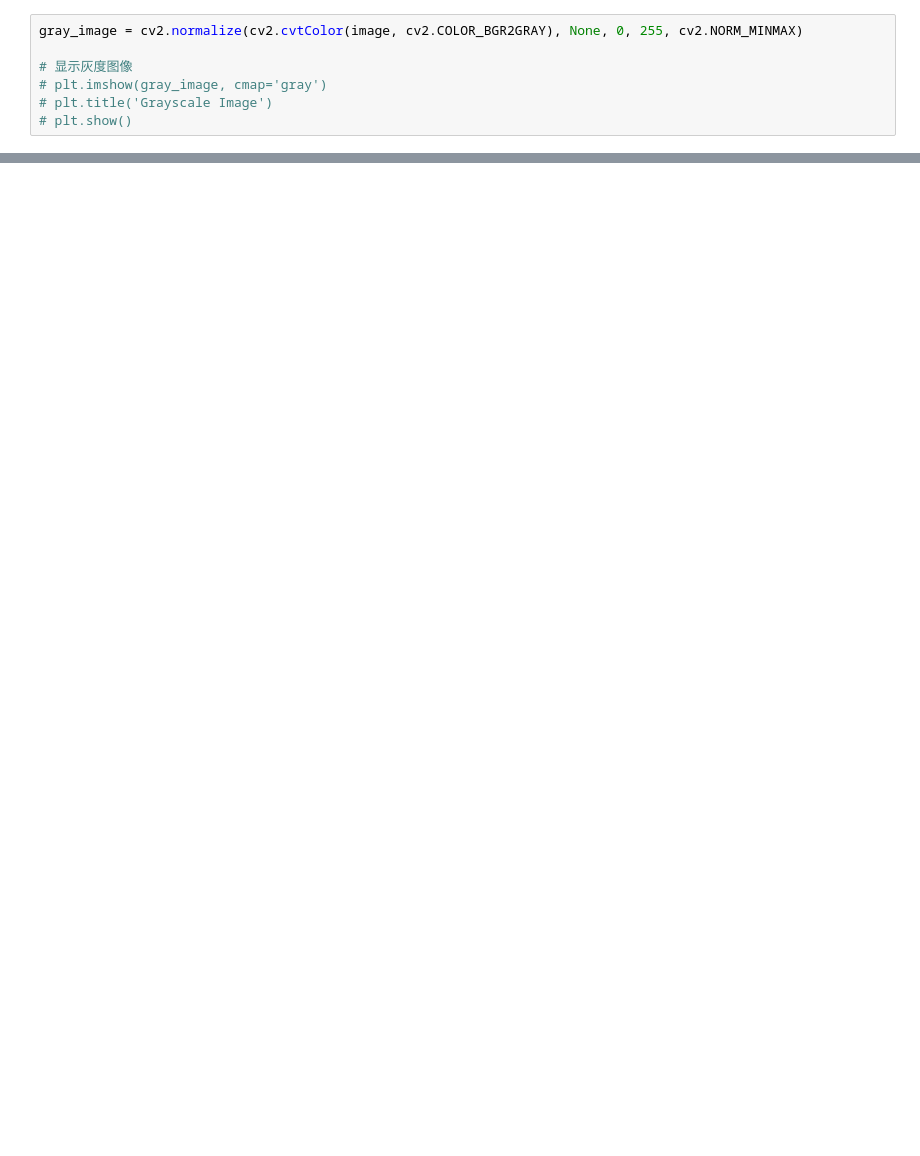
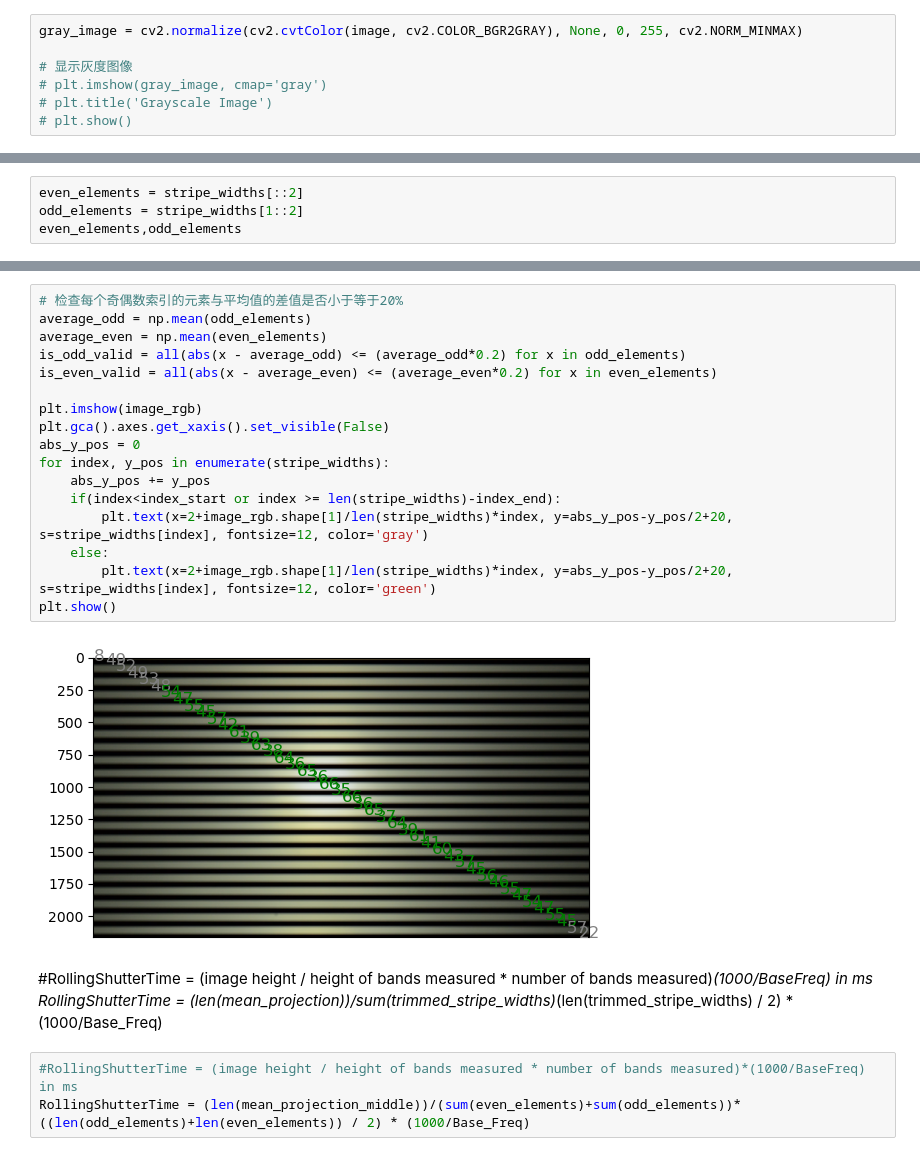
Before and after one commit to herryqyh/RollingShutterTestSuite, a Jupyter notebook: Rolling shutter.ipynb, the cells around one changed output, grey strips where cells are left out. Cells and saved outputs as stored; diff of their text form; blank space fills up the shorter version.

Commit message:
Add files via upload
Try fixing issues of counting stripes, speed up import process.

```diff
--- a/Rolling shutter.ipynb
+++ b/Rolling shutter.ipynb
@@ -243,0 +235,4 @@ RollingShutterTime = (len(mean_projection))/sum(trimmed_stripe_widths)*(len(trim
+# %%
+even_elements = stripe_widths[::2]
+odd_elements = stripe_widths[1::2]
+even_elements,odd_elements
@@ -244,3 +304,28 @@ RollingShutterTime = (len(mean_projection))/sum(trimmed_stripe_widths)*(len(trim
+# %%
+# 检查每个奇偶数索引的元素与平均值的差值是否小于等于20%
+average_odd = np.mean(odd_elements)
+average_even = np.mean(even_elements)
+is_odd_valid = all(abs(x - average_odd) <= (average_odd*0.2) for x in odd_elements)
+is_even_valid = all(abs(x - average_even) <= (average_even*0.2) for x in even_elements)
+
+plt.imshow(image_rgb)
+plt.gca().axes.get_xaxis().set_visible(False)
+abs_y_pos = 0
+for index, y_pos in enumerate(stripe_widths):
+    abs_y_pos += y_pos
+    if(index<index_start or index >= len(stripe_widths)-index_end):
+        plt.text(x=2+image_rgb.shape[1]/len(stripe_widths)*index, y=abs_y_pos-y_pos/2+20, s=stripe_widths[index], fontsize=12, color='gray')
+    else:
+        plt.text(x=2+image_rgb.shape[1]/len(stripe_widths)*index, y=abs_y_pos-y_pos/2+20, s=stripe_widths[index], fontsize=12, color='green')
+plt.show()
+# %% [output]
+[figure, added]
+# %% [markdown]
+#RollingShutterTime = (image height / height of bands measured * number of bands measured)*(1000/BaseFreq) in ms
+RollingShutterTime = (len(mean_projection))/sum(trimmed_stripe_widths)*(len(trimmed_stripe_widths) / 2) * (1000/Base_Freq)
+# %%
+#RollingShutterTime = (image height / height of bands measured * number of bands measured)*(1000/BaseFreq) in ms
+RollingShutterTime = (len(mean_projection_middle))/(sum(even_elements)+sum(odd_elements))*((len(odd_elements)+len(even_elements)) / 2) * (1000/Base_Freq)
 # %%
 if is_odd_valid and is_even_valid:
     display(HTML(f'<span style="color: blue;font-size: 40px;">Base Freq: {Base_Freq} Hz<br>RollingShutterTime: {RollingShutterTime} ms</span>'))
```
Also changed, not shown: parts of 22 cells of this notebook.
